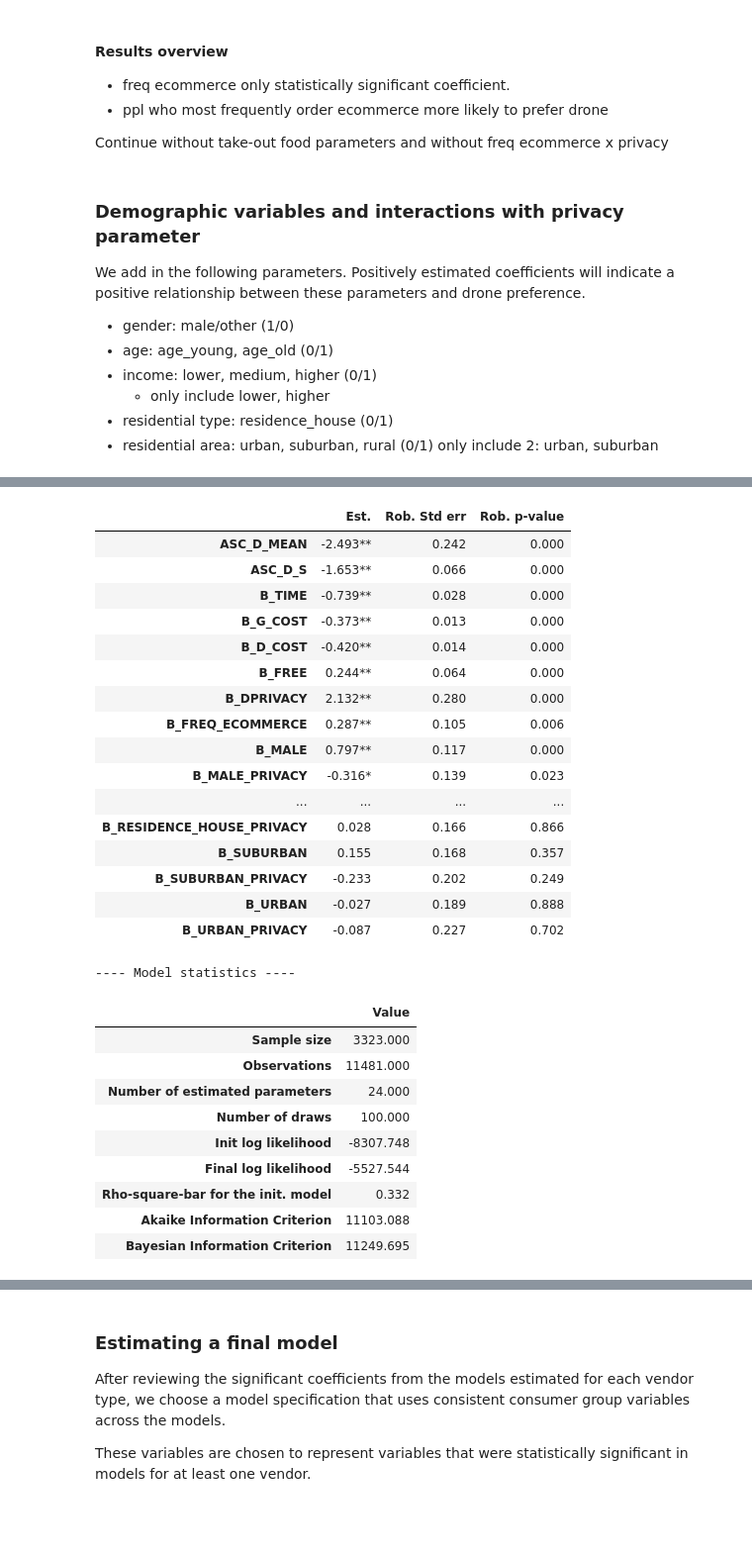
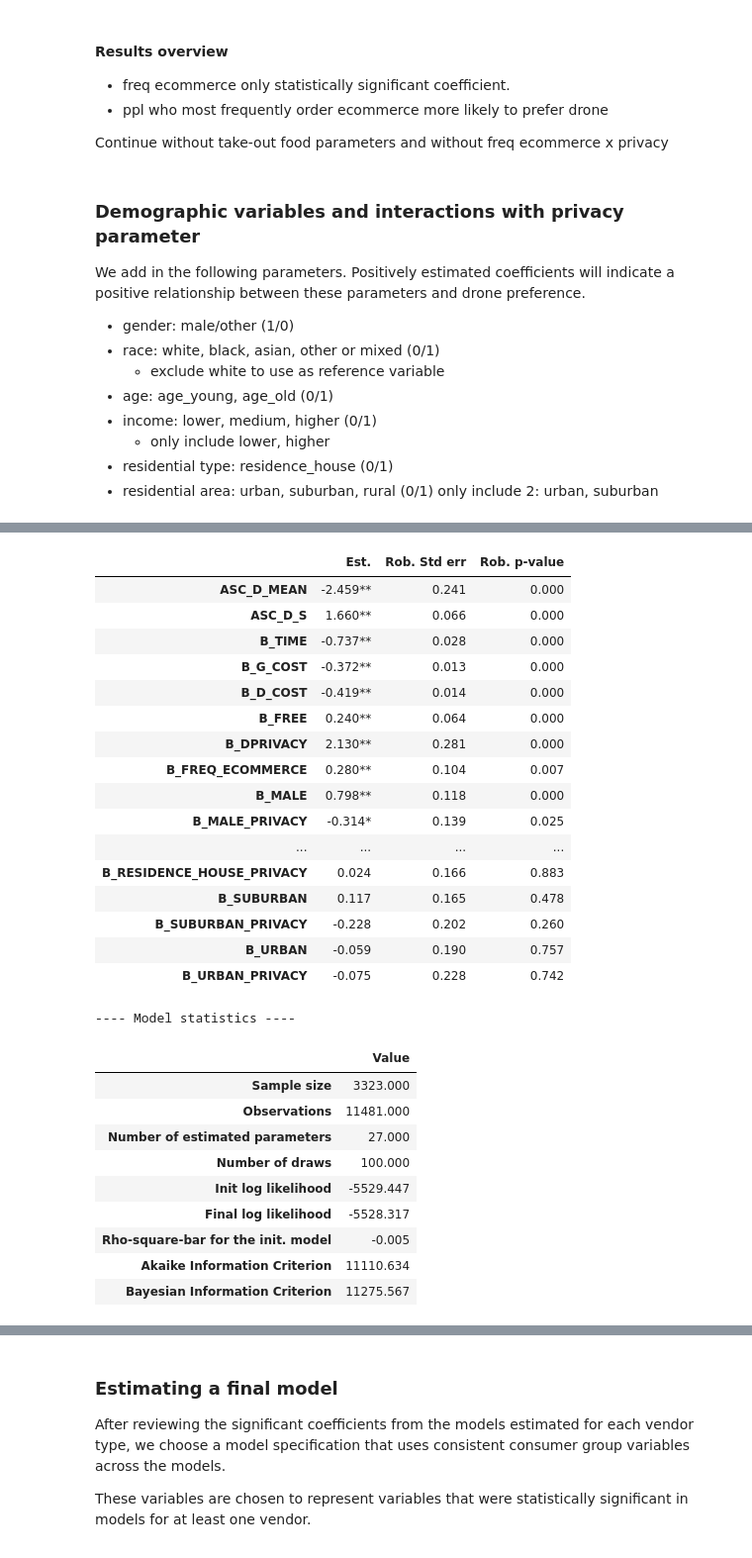
Before and after one commit to aberke/drones-consumer-privacy, a Jupyter notebook: data-analysis/mode-choice-models-v1.ipynb, the cells around one changed output, grey strips where cells are left out. Shown at 99% size. Drawn from its saved outputs; the diff is of its cells as text; code cells hidden in the pictures; blank space fills up the shorter version.

```diff
--- a/data-analysis/mode-choice-models-v1.ipynb
+++ b/data-analysis/mode-choice-models-v1.ipynb
@@ -268,6 +282,7 @@ model_choice_cols = [
 
     # dummy coded (0/1)
     'male',       # 1=male; 0=otherwise
+    'race_white', 'race_black', 'race_asian', 'race_other_or_mixed',
     'age_young', 'age_old',
     'income_lower', 'income_med', 'income_higher',
     'residence_house', 'residence_apartment',
@@ -333,6 +348,8 @@ param_order = [
     'B_FREQ_TAKEOUT_FOOD', 'B_FREQ_TAKEOUT_FOOD_PRIVACY',
     # gender
     'B_MALE', 'B_MALE_PRIVACY',
+    # race
+    'B_RACE_WHITE', 'B_RACE_BLACK', 'B_RACE_ASIAN', 'B_RACE_OTHER_OR_MIXED',
     # age
     'B_AGE_YOUNG', 'B_AGE_YOUNG_PRIVACY',
     'B_AGE_OLD', 'B_AGE_OLD_PRIVACY',
@@ -1239,6 +1187,8 @@ Continue without take-out food parameters and without freq ecommerce x privacy
 We add in the following parameters. Positively estimated coefficients will indicate a positive relationship between these parameters and drone preference.
 
 - gender: male/other (1/0)
+- race: white, black, asian, other or mixed (0/1)
+    - exclude white to use as reference variable
 - age: age_young, age_old (0/1)
 - income: lower, medium, higher (0/1)
     - only include lower, higher
@@ -1252,6 +1202,7 @@ V_drone =  ASC_d + B_d_cost * d_cost + B_free * d_free + B_time * d_time
     + B_dprivacy * d_privacy
     + B_freq_ecommerce * freq_ecommerce
     + B_male * male + B_gender_privacy * gender * d_privacy
+    + B_race_black * race_black + B_race_asian * race_asian + B_race_other_or_mixed * race_other_or_mixed
     + B_age_young * age_young + B_age_old * age_old
     + B_income_lower * income_lower + B_income_higher * income_higher
     + B_residence_house * residence_house
@@ -1290,6 +1241,11 @@ B_FREQ_ECOMMERCE = Beta('B_FREQ_ECOMMERCE', 0, None, None, 0)
 B_MALE = Beta('B_MALE', 0, None, None, 0)
 B_MALE_PRIVACY = Beta('B_MALE_PRIVACY', 0, None, None, 0)
 
+# Race: White is used as reference variable
+B_RACE_BLACK = Beta('B_RACE_BLACK', 0, None, None, 0)
+B_RACE_ASIAN = Beta('B_RACE_ASIAN', 0, None, None, 0)
+B_RACE_OTHER_OR_MIXED = Beta('B_RACE_OTHER_OR_MIXED', 0, None, None, 0)
+
 B_AGE_YOUNG = Beta('B_AGE_YOUNG', 0, None, None, 0)
 B_AGE_OLD = Beta('B_AGE_OLD', 0, None, None, 0)
 B_AGE_YOUNG_PRIVACY = Beta('B_AGE_YOUNG_PRIVACY', 0, None, None, 0)
@@ -1317,6 +1273,7 @@ VD = ASC_D + B_D_COST*d_cost + B_FREE*d_free + B_TIME*dt \
     + B_DPRIVACY*d_privacy \
     + B_FREQ_ECOMMERCE*freq_ecommerce \
     + B_MALE*male + B_MALE_PRIVACY*male*d_privacy \
+    + B_RACE_BLACK*race_black + B_RACE_ASIAN*race_asian + B_RACE_OTHER_OR_MIXED*race_other_or_mixed \
     + B_AGE_YOUNG*age_young + B_AGE_OLD*age_old \
     + B_AGE_YOUNG_PRIVACY*age_young*d_privacy + B_AGE_OLD_PRIVACY*age_old*d_privacy \
     + B_INCOME_LOWER*income_lower + B_INCOME_LOWER_PRIVACY*income_lower*d_privacy \
@@ -1334,20 +1291,14 @@ obsprob = models.logit(V, av, choice)
 condprobIndiv = PanelLikelihoodTrajectory(obsprob)
 logprob = log(MonteCarlo(condprobIndiv))
 
-msg.bioMessage().setWarning() # .setGeneral() .setDetailed() << other options for messages
-
-draws = 100
 biogeme = bio.BIOGEME(
     database,
     logprob,
-    numberOfDraws=draws,
-    seed=12,
     userNotes=(
         'test with socioeconomic variables'
     )
 )
 biogeme.modelName = 'v%s_demographics'%v
-print('%s draws' % draws)
 print('start time: %s' % time.strftime("%H:%M:%S", time.localtime()))
 # Estimate the parameters
 demo_results = biogeme.estimate()
@@ -1361,31 +1310,31 @@ end time: 18:05:40
 Model: v1_demographics
 
 ---- Coefficients ----
 |  | Est. | Rob. Std err | Rob. p-value |
-| ASC_D_MEAN | -2.493** | 0.242 | 0.000 |
-| ASC_D_S | -1.653** | 0.066 | 0.000 |
-| B_TIME | -0.739** | 0.028 | 0.000 |
-| B_G_COST | -0.373** | 0.013 | 0.000 |
-| B_D_COST | -0.420** | 0.014 | 0.000 |
-| B_FREE | 0.244** | 0.064 | 0.000 |
-| B_DPRIVACY | 2.132** | 0.280 | 0.000 |
-| B_FREQ_ECOMMERCE | 0.287** | 0.105 | 0.006 |
-| B_MALE | 0.797** | 0.117 | 0.000 |
-| B_MALE_PRIVACY | -0.316* | 0.139 | 0.023 |
+| ASC_D_MEAN | -2.459** | 0.241 | 0.000 |
+| ASC_D_S | 1.660** | 0.066 | 0.000 |
+| B_TIME | -0.737** | 0.028 | 0.000 |
+| B_G_COST | -0.372** | 0.013 | 0.000 |
+| B_D_COST | -0.419** | 0.014 | 0.000 |
+| B_FREE | 0.240** | 0.064 | 0.000 |
+| B_DPRIVACY | 2.130** | 0.281 | 0.000 |
+| B_FREQ_ECOMMERCE | 0.280** | 0.104 | 0.007 |
+| B_MALE | 0.798** | 0.118 | 0.000 |
+| B_MALE_PRIVACY | -0.314* | 0.139 | 0.025 |
 | ... | ... | ... | ... |
-| B_RESIDENCE_HOUSE_PRIVACY | 0.028 | 0.166 | 0.866 |
-| B_SUBURBAN | 0.155 | 0.168 | 0.357 |
-| B_SUBURBAN_PRIVACY | -0.233 | 0.202 | 0.249 |
-| B_URBAN | -0.027 | 0.189 | 0.888 |
-| B_URBAN_PRIVACY | -0.087 | 0.227 | 0.702 |
+| B_RESIDENCE_HOUSE_PRIVACY | 0.024 | 0.166 | 0.883 |
+| B_SUBURBAN | 0.117 | 0.165 | 0.478 |
+| B_SUBURBAN_PRIVACY | -0.228 | 0.202 | 0.260 |
+| B_URBAN | -0.059 | 0.190 | 0.757 |
+| B_URBAN_PRIVACY | -0.075 | 0.228 | 0.742 |
 ---- Model statistics ----
 |  | Value |
 | Sample size | 3323.000 |
 | Observations | 11481.000 |
-| Number of estimated parameters | 24.000 |
+| Number of estimated parameters | 27.000 |
 | Number of draws | 100.000 |
-| Init log likelihood | -8307.748 |
-| Final log likelihood | -5527.544 |
-| Rho-square-bar for the init. model | 0.332 |
-| Akaike Information Criterion | 11103.088 |
-| Bayesian Information Criterion | 11249.695 |
+| Init log likelihood | -5529.447 |
+| Final log likelihood | -5528.317 |
+| Rho-square-bar for the init. model | -0.005 |
+| Akaike Information Criterion | 11110.634 |
+| Bayesian Information Criterion | 11275.567 |
```
Also changed, not shown: parts of 17 cells of this notebook, 7 other files.
